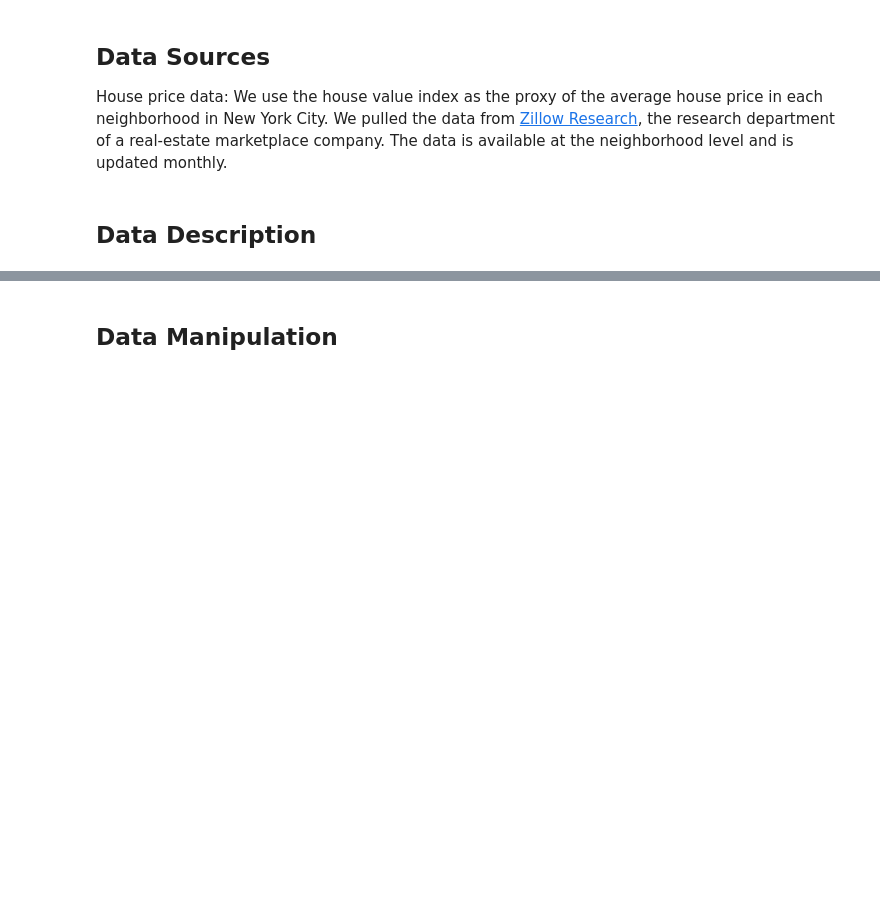
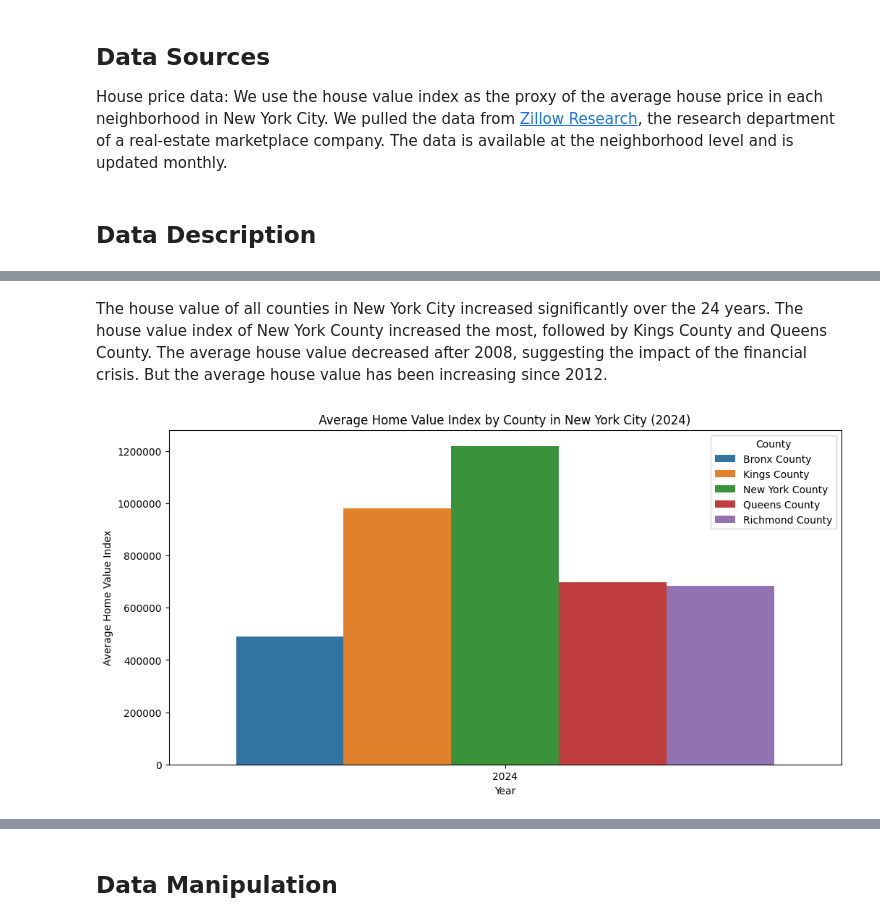
Before and after one commit to NakaFrozn/si618_final_project, a Jupyter notebook: Final_Project_Step1.ipynb, the cells around one changed output, grey strips where cells are left out. Cells and saved outputs as stored; diff of their text form; code cells hidden in the pictures; blank space fills up the shorter version.

```diff
--- a/Final_Project_Step1.ipynb
+++ b/Final_Project_Step1.ipynb
@@ -17,0 +90,13 @@ House price data: We use the house value index as the proxy of the average house
+# %% [markdown]
+The house value of all counties in New York City increased significantly over the 24 years. The house value index of New York County increased the most, followed by Kings County and Queens County. The average house value decreased after 2008, suggesting the impact of the financial crisis. But the average house value has been increasing since 2012.
+# %%
+plt.figure(figsize=(12,6))
+sns.barplot(data = nyc_county_HVI_avg[nyc_county_HVI_avg['Year']==2024], x = 'Year', y = 'HVI', hue = 'CountyName')
+plt.title('Average Home Value Index by County in New York City (2024)')
+plt.xlabel('Year')
+plt.ylabel('Average Home Value Index')
+plt.ticklabel_format(style='plain', axis='y')
+plt.legend(title = 'County')
+plt.show()
+# %% [output]
+[figure, added]
```
Also changed, not shown: parts of 18 cells of this notebook, 3 other files.
